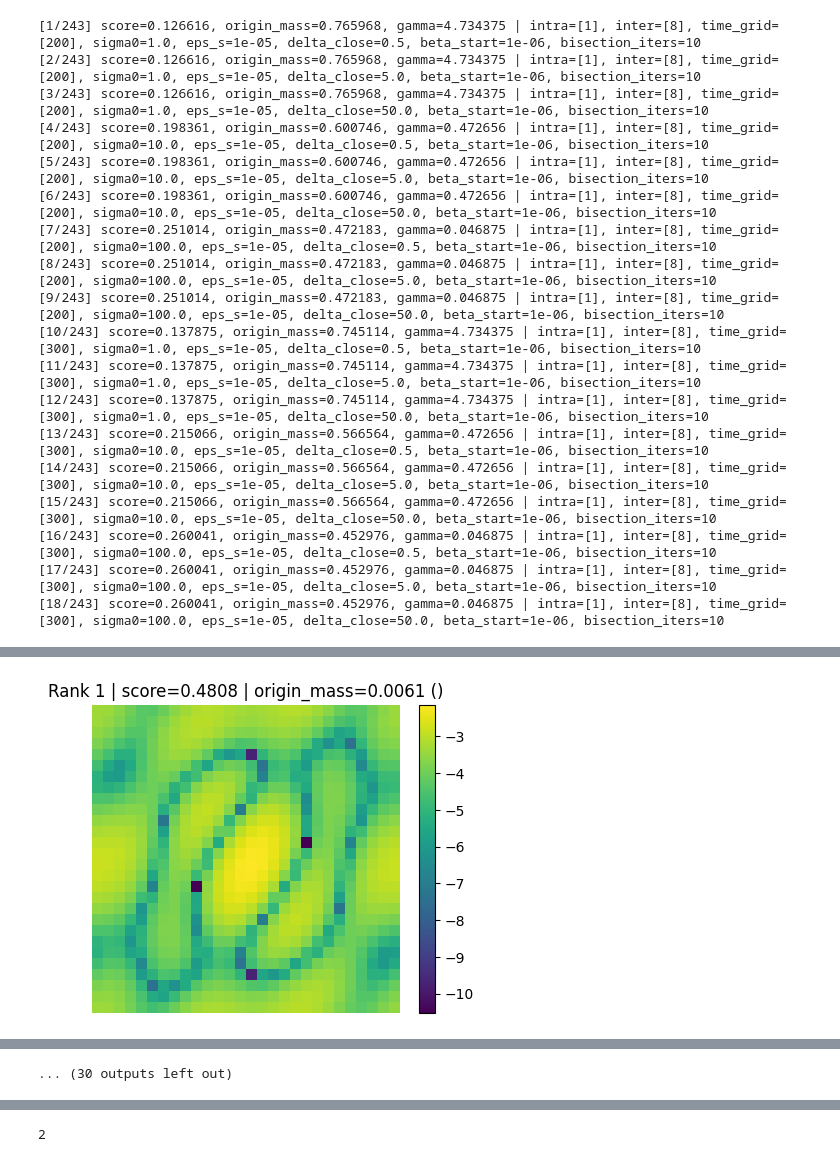
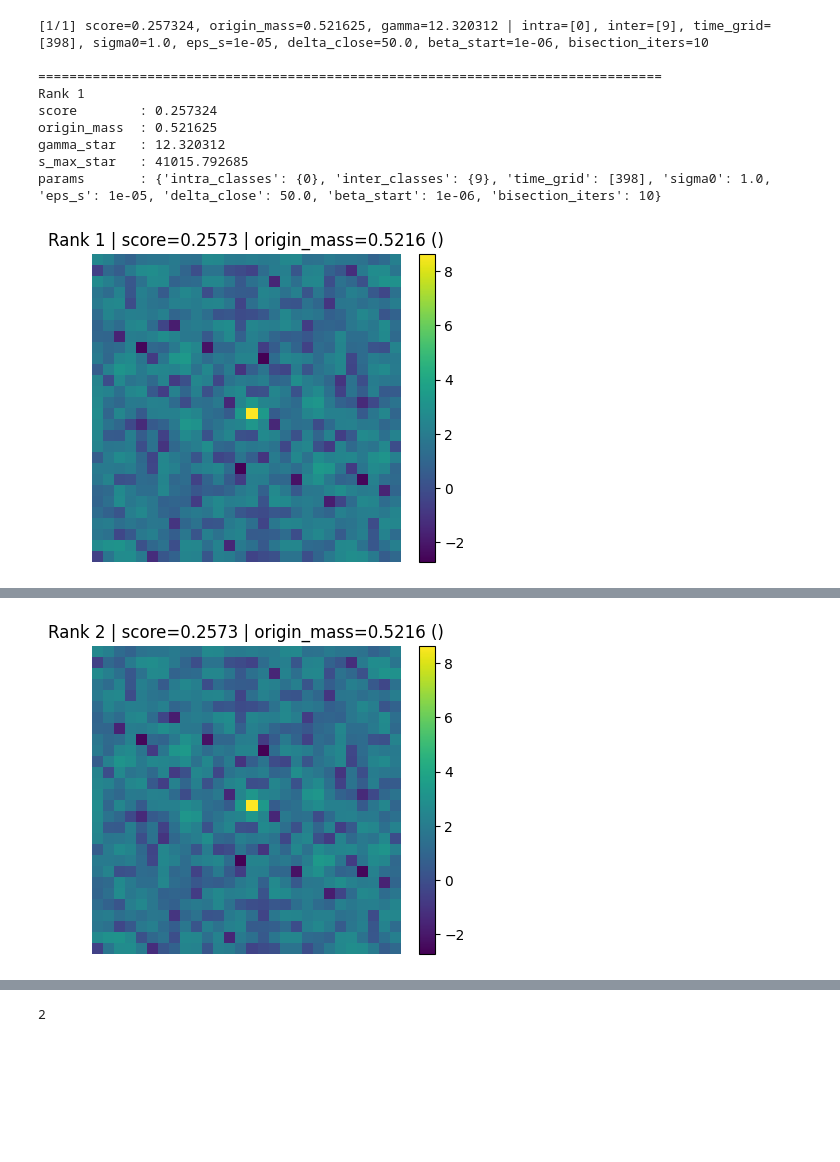
Before and after one commit to peter-w-hoffman/mapped_diffusion, a Jupyter notebook: M_solver.ipynb, the cells around one changed output, grey strips where cells are left out. Saved outputs shown, nothing was run; the diff lists cells and outputs as text; code cells hidden in the pictures; blank space fills up the shorter version.

```diff
--- a/M_solver.ipynb
+++ b/M_solver.ipynb
@@ -43,13 +37,11 @@ D = H * W
 # -----------------------------
 def vec_img(x_hw: np.ndarray) -> np.ndarray:
     """vec: R^{H x W} -> R^D, row-major."""
-    assert x_hw.shape == (H, W)
     return x_hw.reshape(-1)  # row-major
 
 
 def unvec_img(x_d: np.ndarray) -> np.ndarray:
     """inverse vec: R^D -> R^{H x W}, row-major."""
-    assert x_d.shape == (D,)
     return x_d.reshape(H, W)
 # %%
 # -----------------------------
@@ -645,7 +510,7 @@ def search_mnist_preconditioner_hyperparams(
     max_per_class: int = 5000,
     gamma_hi_init: float = 1.0,
     gamma_hi_max: float = 200.0,
-    solver: str = "ECOS",
+    solver: str = "SCS",
     verbose_solver: bool = False,
     outer_print_progress: bool = True,
     inner_bisection_logs: bool = False,
@@ -750,6 +615,17 @@ def search_mnist_preconditioner_hyperparams(
         mean_dist = float((p * dist).sum())
         max_dist = float(dist.max()) + 1e-12
         score = mean_dist / max_dist
+
+        '''
+        score = sum[prob_mass(u,v) * d_circ((u,v), (0,0))] / normalize by max distance
+
+        prob_mass(u,v) = m(u,v) / sum(m(a,b))
+
+        d_circ((u,v), (0,0)) = sqrt ( d_H (u) + d_W ) for d_H (u) = min(u, 28-u)
+
+        score = 0 when everything at (0,0)
+        '''
+
 
         diagnostics = {
             "origin_mass_frac": float(p[0, 0]),
@@ -927,13 +803,13 @@ def search_mnist_preconditioner_hyperparams(
     # top_results = valid_results[:top_k]
     top_results = valid_results[:top_k] + valid_results[-top_k:]
 
-    # optionally build dense M only for the winners
+    # optionally build dense M
     if build_dense_M_for_top:
         for r in top_results:
             s_hw = r["s_star"].reshape(H, W)
             r["M"] = build_dense_M_from_s(s_hw)
 
-    # visualize top-k using your existing visualization utility
+    # visualize top-k
     if visualize_top_k:
         for rank, r in enumerate(top_results, start=1):
             p = r["params"]
@@ -961,52 +837,54 @@ def search_mnist_preconditioner_hyperparams(
     }
 # %%
 search_space = {
-    "intra_classes": [1,7,{1,2,7}],
-    "inter_classes": [{8}, {9}, {8,9,0}],
-    "time_grid": [[200], [300], [398]],
-    "sigma0": [1.0,10.0,100.0],
+    "intra_classes": [{0}],
+    "inter_classes": [{9}],
+    "time_grid": [[398]],
+    "sigma0": [1.0],
     "eps_s": [1e-5],
-    "delta_close": [0.5, 5.0, 50.0],
+    "delta_close": [50.0],
     "beta_start": [1e-6],
     "bisection_iters": [10],
 }
+# search_space = {
+#     "intra_classes": [1,7,{1,2,7}],
+#     "inter_classes": [{8}, {9}, {8,9,0}],
+#     "time_grid": [[200], [300], [398]],
+#     "sigma0": [1.0,10.0,100.0],
+#     "eps_s": [1e-5],
+#     "delta_close": [0.5, 5.0, 50.0],
+#     "beta_start": [1e-6],
+#     "bisection_iters": [10],
+# }
 
 search_out = search_mnist_preconditioner_hyperparams(
     search_space=search_space,
-    top_k=10,
+    top_k=15,
     T_steps=400,
     beta_end=0.02,
     solver="SCS",
     outer_print_progress=True,
     inner_bisection_logs=False,
     visualize_top_k=True,
-    build_dense_M_for_top=False,  # set True to build the M for top
+    build_dense_M_for_top=True,  # using True builds M
 )
 
-top3 = search_out["top_results"]
+output_M = search_out["top_results"]
 
-# Access  top hyperparameter pairs
-for i, r in enumerate(top3, start=1):
+# print  hyperparameter pairs for selected pairs in output_M
+for i, r in enumerate(output_M, start=1):
     print(f"\nTop {i}")
     print("score:", r["score"])
     print("params:", r["params"])
     print("kernel shape:", r["kernel_hw"].shape)   # (28, 28)
 # %% [output]
-[1/243] score=0.126616, origin_mass=0.765968, gamma=4.734375 | intra=[1], inter=[8], time_grid=[200], sigma0=1.0, eps_s=1e-05, delta_close=0.5, beta_start=1e-06, bisection_iters=10
-[2/243] score=0.126616, origin_mass=0.765968, gamma=4.734375 | intra=[1], inter=[8], time_grid=[200], sigma0=1.0, eps_s=1e-05, delta_close=5.0, beta_start=1e-06, bisection_iters=10
-[3/243] score=0.126616, origin_mass=0.765968, gamma=4.734375 | intra=[1], inter=[8], time_grid=[200], sigma0=1.0, eps_s=1e-05, delta_close=50.0, beta_start=1e-06, bisection_iters=10
-[4/243] score=0.198361, origin_mass=0.600746, gamma=0.472656 | intra=[1], inter=[8], time_grid=[200], sigma0=10.0, eps_s=1e-05, delta_close=0.5, beta_start=1e-06, bisection_iters=10
-[5/243] score=0.198361, origin_mass=0.600746, gamma=0.472656 | intra=[1], inter=[8], time_grid=[200], sigma0=10.0, eps_s=1e-05, delta_close=5.0, beta_start=1e-06, bisection_iters=10
-[6/243] score=0.198361, origin_mass=0.600746, gamma=0.472656 | intra=[1], inter=[8], time_grid=[200], sigma0=10.0, eps_s=1e-05, delta_close=50.0, beta_start=1e-06, bisection_iters=10
-[7/243] score=0.251014, origin_mass=0.472183, gamma=0.046875 | intra=[1], inter=[8], time_grid=[200], sigma0=100.0, eps_s=1e-05, delta_close=0.5, beta_start=1e-06, bisection_iters=10
-[8/243] score=0.251014, origin_mass=0.472183, gamma=0.046875 | intra=[1], inter=[8], time_grid=[200], sigma0=100.0, eps_s=1e-05, delta_close=5.0, beta_start=1e-06, bisection_iters=10
-[9/243] score=0.251014, origin_mass=0.472183, gamma=0.046875 | intra=[1], inter=[8], time_grid=[200], sigma0=100.0, eps_s=1e-05, delta_close=50.0, beta_start=1e-06, bisection_iters=10
-[10/243] score=0.137875, origin_mass=0.745114, gamma=4.734375 | intra=[1], inter=[8], time_grid=[300], sigma0=1.0, eps_s=1e-05, delta_close=0.5, beta_start=1e-06, bisection_iters=10
-[11/243] score=0.137875, origin_mass=0.745114, gamma=4.734375 | intra=[1], inter=[8], time_grid=[300], sigma0=1.0, eps_s=1e-05, delta_close=5.0, beta_start=1e-06, bisection_iters=10
-[12/243] score=0.137875, origin_mass=0.745114, gamma=4.734375 | intra=[1], inter=[8], time_grid=[300], sigma0=1.0, eps_s=1e-05, delta_close=50.0, beta_start=1e-06, bisection_iters=10
-[13/243] score=0.215066, origin_mass=0.566564, gamma=0.472656 | intra=[1], inter=[8], time_grid=[300], sigma0=10.0, eps_s=1e-05, delta_close=0.5, beta_start=1e-06, bisection_iters=10
-[14/243] score=0.215066, origin_mass=0.566564, gamma=0.472656 | intra=[1], inter=[8], time_grid=[300], sigma0=10.0, eps_s=1e-05, delta_close=5.0, beta_start=1e-06, bisection_iters=10
-[15/243] score=0.215066, origin_mass=0.566564, gamma=0.472656 | intra=[1], inter=[8], time_grid=[300], sigma0=10.0, eps_s=1e-05, delta_close=50.0, beta_start=1e-06, bisection_iters=10
-[16/243] score=0.260041, origin_mass=0.452976, gamma=0.046875 | intra=[1], inter=[8], time_grid=[300], sigma0=100.0, eps_s=1e-05, delta_close=0.5, beta_start=1e-06, bisection_iters=10
-[17/243] score=0.260041, origin_mass=0.452976, gamma=0.046875 | intra=[1], inter=[8], time_grid=[300], sigma0=100.0, eps_s=1e-05, delta_close=5.0, beta_start=1e-06, bisection_iters=10
-[18/243] score=0.260041, origin_mass=0.452976, gamma=0.046875 | intra=[1], inter=[8], time_grid=[300], sigma0=100.0, eps_s=1e-05, delta_close=50.0, beta_start=1e-06, bisection_iters=10
+[1/1] score=0.257324, origin_mass=0.521625, gamma=12.320312 | intra=[0], inter=[9], time_grid=[398], sigma0=1.0, eps_s=1e-05, delta_close=50.0, beta_start=1e-06, bisection_iters=10
+
+================================================================================
+Rank 1
+score        : 0.257324
+origin_mass  : 0.521625
+gamma_star   : 12.320312
+s_max_star   : 41015.792685
+params       : {'intra_classes': {0}, 'inter_classes': {9}, 'time_grid': [398], 'sigma0': 1.0, 'eps_s': 1e-05, 'delta_close': 50.0, 'beta_start': 1e-06, 'bisection_iters': 10}
+[figure, new version]
@@ -1030 +898 @@ params       : {'intra_classes': {1, 2, 7}, 'inter_classes': {8, 9, 0}, 'time_gr
-[figure, old version]
+[figure, new version]
@@ -1070 +907,0 @@ params       : {'intra_classes': {1, 2, 7}, 'inter_classes': {8}, 'time_grid': [
-... (30 outputs left out)
```
Also changed, not shown: parts of 19 cells of this notebook, 4 other files.
